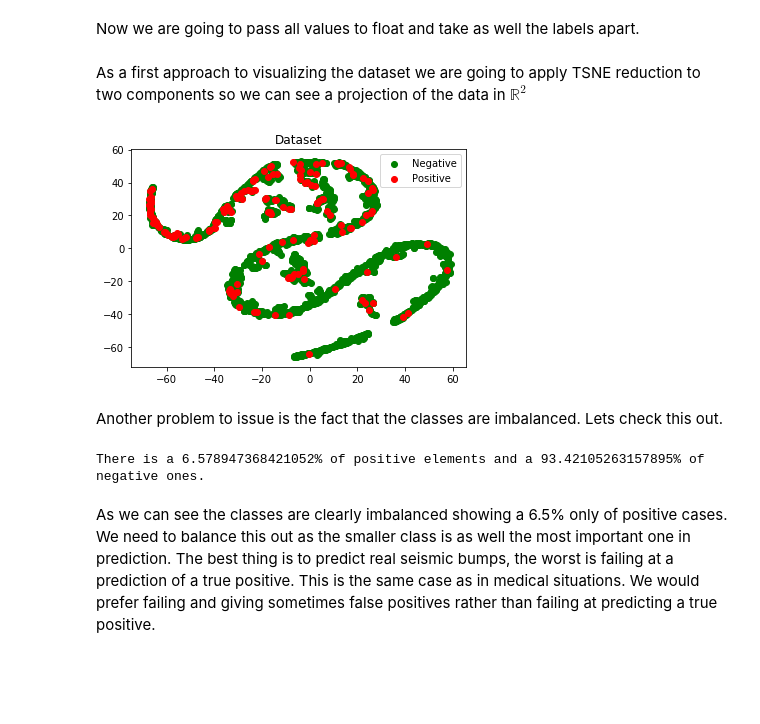
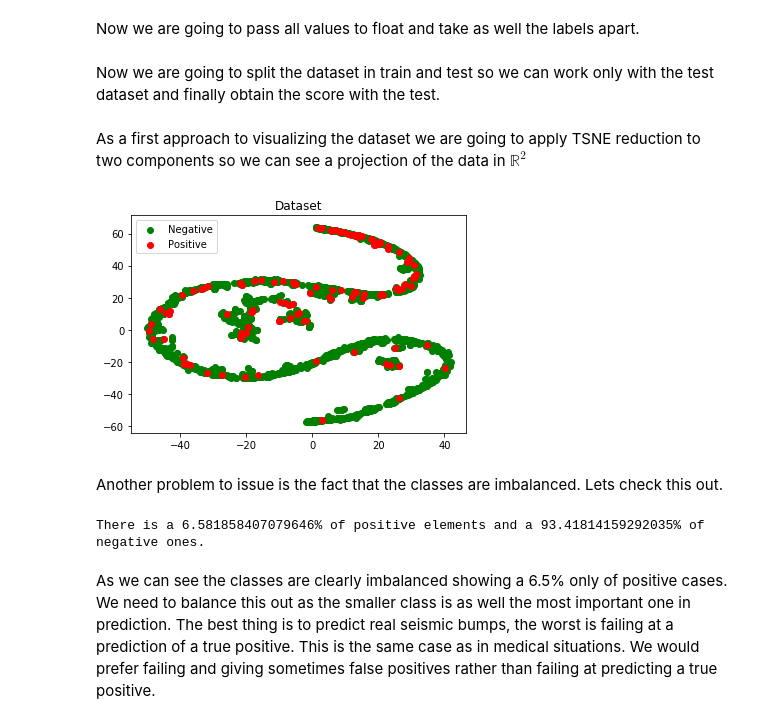
Before and after one commit to nacheteam/Seismic-Bump-Classification, a Jupyter notebook: preprocesado.ipynb, the cells around one changed output. Drawn from its saved outputs; the diff is of its cells as text; code cells hidden in the pictures; blank space fills up the shorter version.

```diff
--- a/preprocesado.ipynb
+++ b/preprocesado.ipynb
@@ -85,32 +93,36 @@ for i in range(len(data)):
     data[i] = new_row
 data = np.array(data)
 labels = data[:,-1]
+# %% [markdown]
+Now we are going to split the dataset in train and test so we can work only with the test dataset and finally obtain the score with the test.
+# %%
+data_train, data_test, labels_train, labels_test = train_test_split(data,labels,test_size=0.3, train_size=0.7, random_state=123456789, stratify=labels)
 # %% [markdown]
 As a first approach to visualizing the dataset we are going to apply TSNE reduction to two components so we can see a projection of the data in $\mathbb{R}^2$
 # %%
-dataset_reduced = TSNE(n_components=2).fit_transform(data)
-neg = np.array([dataset_reduced[i] for i in range(len(dataset_reduced)) if labels[i]==0])
-pos = np.array([dataset_reduced[i] for i in range(len(dataset_reduced)) if labels[i]==1])
+dataset_reduced = TSNE(n_components=2).fit_transform(data_train)
+neg = np.array([dataset_reduced[i] for i in range(len(dataset_reduced)) if labels_train[i]==0])
+pos = np.array([dataset_reduced[i] for i in range(len(dataset_reduced)) if labels_train[i]==1])
 plt.scatter(neg[:,0], neg[:,1], c="green", label="Negative")
 plt.scatter(pos[:,0], pos[:,1], c="red", label="Positive")
 plt.legend()
 plt.title("Dataset")
 plt.show()
 # %% [output]
-[figure, old version]
+[figure, new version]
 # %% [markdown]
 Another problem to issue is the fact that the classes are imbalanced. Lets check this out.
 # %%
 neg = 0
 pos = 0
-for l in labels:
+for l in labels_train:
     if l==0:
         neg+=1
     else:
         pos+=1
 print("There is a " + str(100*pos/(neg+pos)) + "% of positive elements and a " + str(100*neg/(neg+pos)) + "% of negative ones.")
 # %% [output]
-There is a 6.578947368421052% of positive elements and a 93.42105263157895% of negative ones.
+There is a 6.581858407079646% of positive elements and a 93.41814159292035% of negative ones.
 # %% [markdown]
 As we can see the classes are clearly imbalanced showing a 6.5% only of positive cases. We need to balance this out as the smaller class is as well the most important one in prediction. The best thing is to predict real seismic bumps, the worst is failing at a prediction of a true positive. This is the same case as in medical situations. We would prefer failing and giving sometimes false positives rather than failing at predicting a true positive.
 # %%
```
Also changed, not shown: parts of 8 cells of this notebook.
